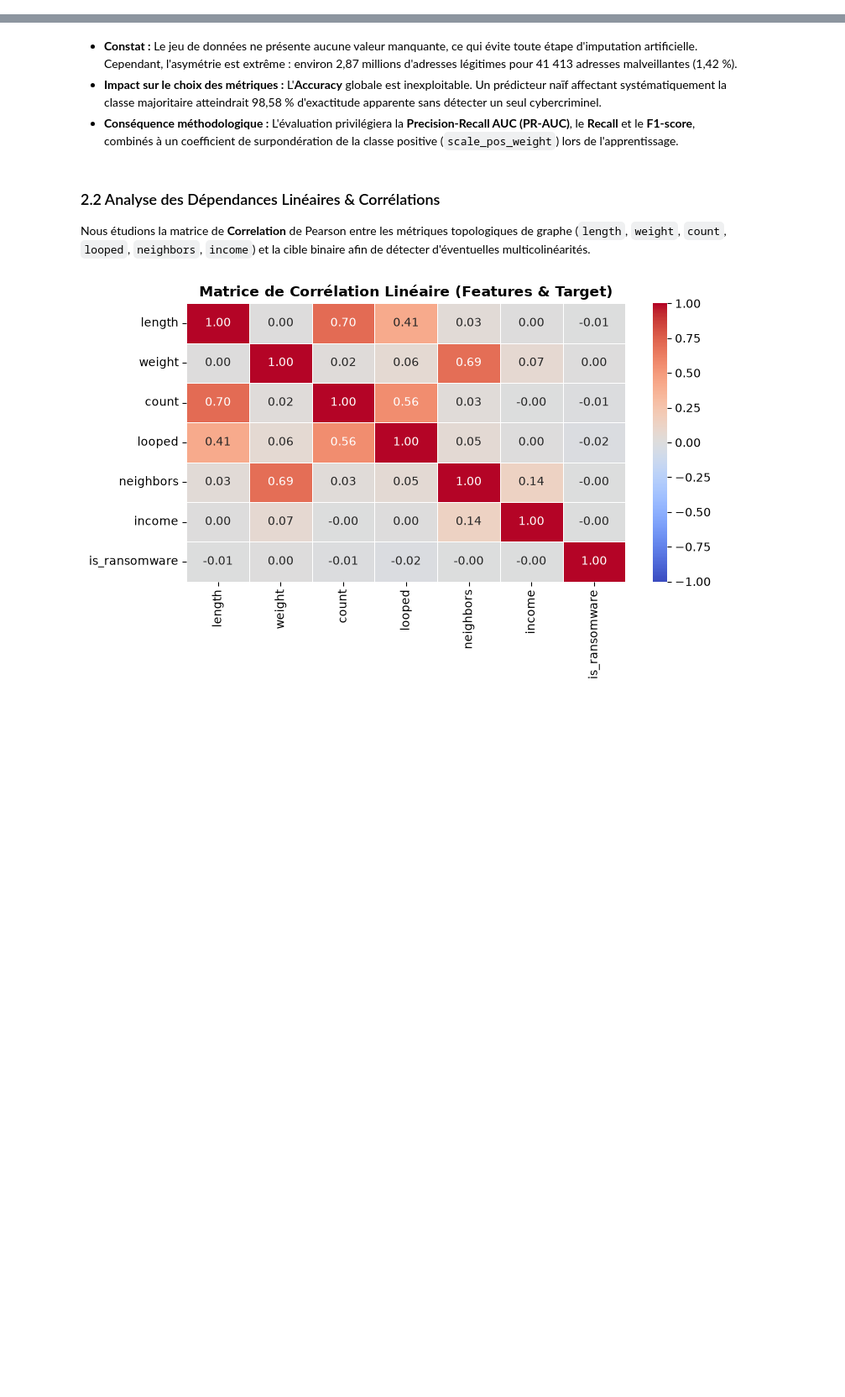
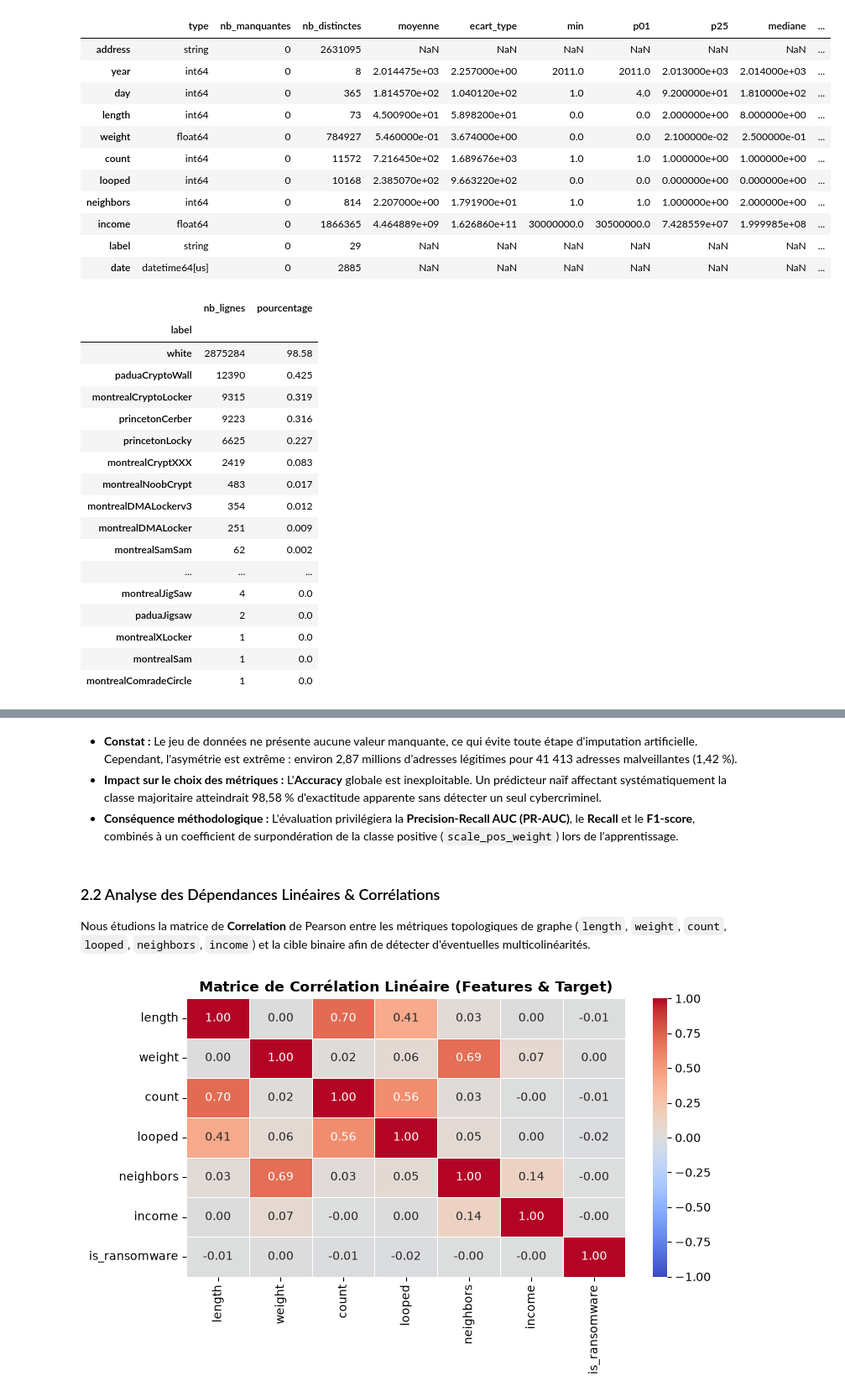
Before and after one commit to theo-mcl/ml-dm-bitcoin-heist, a Jupyter notebook: notebook.ipynb, the cells around one changed output, grey strips where cells are left out. Shown at 84% size. Cells and saved outputs as stored; diff of their text form; code cells hidden in the pictures; blank space fills up the shorter version.

Commit message:
Première mise en commun. df est mainteant un data.copy() pour préserver son intégrité

```diff
--- a/notebook.ipynb
+++ b/notebook.ipynb
@@ -12,0 +30,3 @@
+# %%
+data = pd.read_csv("BitcoinHeistData.csv")
+data.head()
@@ -53,0 +106,11 @@ RAM Usage: 114.05 MB
+# %%
+features = data.columns[:-1].to_list()[3:]  # on enlève la colonne target et les colonnes "address", "year" et "day" qui ne sont pas des features
+numeric_cols = ["year", "day"] + features
+integer_cols = [c for c in numeric_cols if c != "weight"]
+required_cols = ["address"] + numeric_cols + ["label"]
+
+df = data.copy() #on va travailler avec df pour ne pas modifier le dataset original
+n_initial = len(df)
+n_duplicates = int(df.duplicated().sum())
+df = df.drop_duplicates().copy()
+print(f"Doublons stricts retirés : {n_duplicates:,}")
@@ -57,0 +248,65 @@ We inspect dataset integrity, evaluate class balance, evaluate linear correlatio
+# %%
+# Audit de toutes les colonnes
+data_clean = required_cols + ["date"]
+data_clean = df[data_clean].copy()
+audit = pd.DataFrame({
+    "type": data_clean.dtypes.astype(str),
+    "nb_manquantes": data_clean.isna().sum(),
+    "nb_distinctes": data_clean.nunique(),
+})
+
+# Les quantiles ne s'appliquent qu'aux colonnes numériques du schéma.
+stats = data_clean[numeric_cols].describe(
+    percentiles=[0.01, 0.25, 0.50, 0.75, 0.99]
+).T.drop(columns="count")
+
+stats = stats.rename(columns={
+    "mean": "moyenne", "std": "ecart_type",
+    "1%": "p01", "25%": "p25", "50%": "mediane",
+    "75%": "p75", "99%": "p99",
+})
+
+audit = audit.join(stats)
+audit["nb_zeros"] = data_clean[numeric_cols].eq(0).sum()
+display(audit.round(3))
+
+# Conserver les familles originales pour les analyses ultérieures.
+label_counts = data_clean["label"].value_counts()
+display(pd.DataFrame({
+    "nb_lignes": label_counts,
+    "pourcentage": 100 * label_counts / len(data_clean),
+}).round(3))
+
+print("Période :", data_clean["date"].min(), "→", data_clean["date"].max())
+print("Adresses distinctes :", data_clean["address"].nunique())
+# %% [output]
+|  | type | nb_manquantes | nb_distinctes | moyenne | ecart_type | min | p01 | p25 | mediane | ... |
+| address | string | 0 | 2631095 | NaN | NaN | NaN | NaN | NaN | NaN | ... |
+| year | int64 | 0 | 8 | 2.014475e+03 | 2.257000e+00 | 2011.0 | 2011.0 | 2.013000e+03 | 2.014000e+03 | ... |
+| day | int64 | 0 | 365 | 1.814570e+02 | 1.040120e+02 | 1.0 | 4.0 | 9.200000e+01 | 1.810000e+02 | ... |
+| length | int64 | 0 | 73 | 4.500900e+01 | 5.898200e+01 | 0.0 | 0.0 | 2.000000e+00 | 8.000000e+00 | ... |
+| weight | float64 | 0 | 784927 | 5.460000e-01 | 3.674000e+00 | 0.0 | 0.0 | 2.100000e-02 | 2.500000e-01 | ... |
+| count | int64 | 0 | 11572 | 7.216450e+02 | 1.689676e+03 | 1.0 | 1.0 | 1.000000e+00 | 1.000000e+00 | ... |
+| looped | int64 | 0 | 10168 | 2.385070e+02 | 9.663220e+02 | 0.0 | 0.0 | 0.000000e+00 | 0.000000e+00 | ... |
+| neighbors | int64 | 0 | 814 | 2.207000e+00 | 1.791900e+01 | 1.0 | 1.0 | 1.000000e+00 | 2.000000e+00 | ... |
+| income | float64 | 0 | 1866365 | 4.464889e+09 | 1.626860e+11 | 30000000.0 | 30500000.0 | 7.428559e+07 | 1.999985e+08 | ... |
+| label | string | 0 | 29 | NaN | NaN | NaN | NaN | NaN | NaN | ... |
+| date | datetime64[us] | 0 | 2885 | NaN | NaN | NaN | NaN | NaN | NaN | ... |
+|  | nb_lignes | pourcentage |
+| label |  |  |
+| white | 2875284 | 98.58 |
+| paduaCryptoWall | 12390 | 0.425 |
+| montrealCryptoLocker | 9315 | 0.319 |
+| princetonCerber | 9223 | 0.316 |
+| princetonLocky | 6625 | 0.227 |
+| montrealCryptXXX | 2419 | 0.083 |
+| montrealNoobCrypt | 483 | 0.017 |
+| montrealDMALockerv3 | 354 | 0.012 |
+| montrealDMALocker | 251 | 0.009 |
+| montrealSamSam | 62 | 0.002 |
+| ... | ... | ... |
+| montrealJigSaw | 4 | 0.0 |
+| paduaJigsaw | 2 | 0.0 |
+| montrealXLocker | 1 | 0.0 |
+| montrealSam | 1 | 0.0 |
+| montrealComradeCircle | 1 | 0.0 |
```
Also changed, not shown: parts of 18 cells of this notebook, 2 other files.
